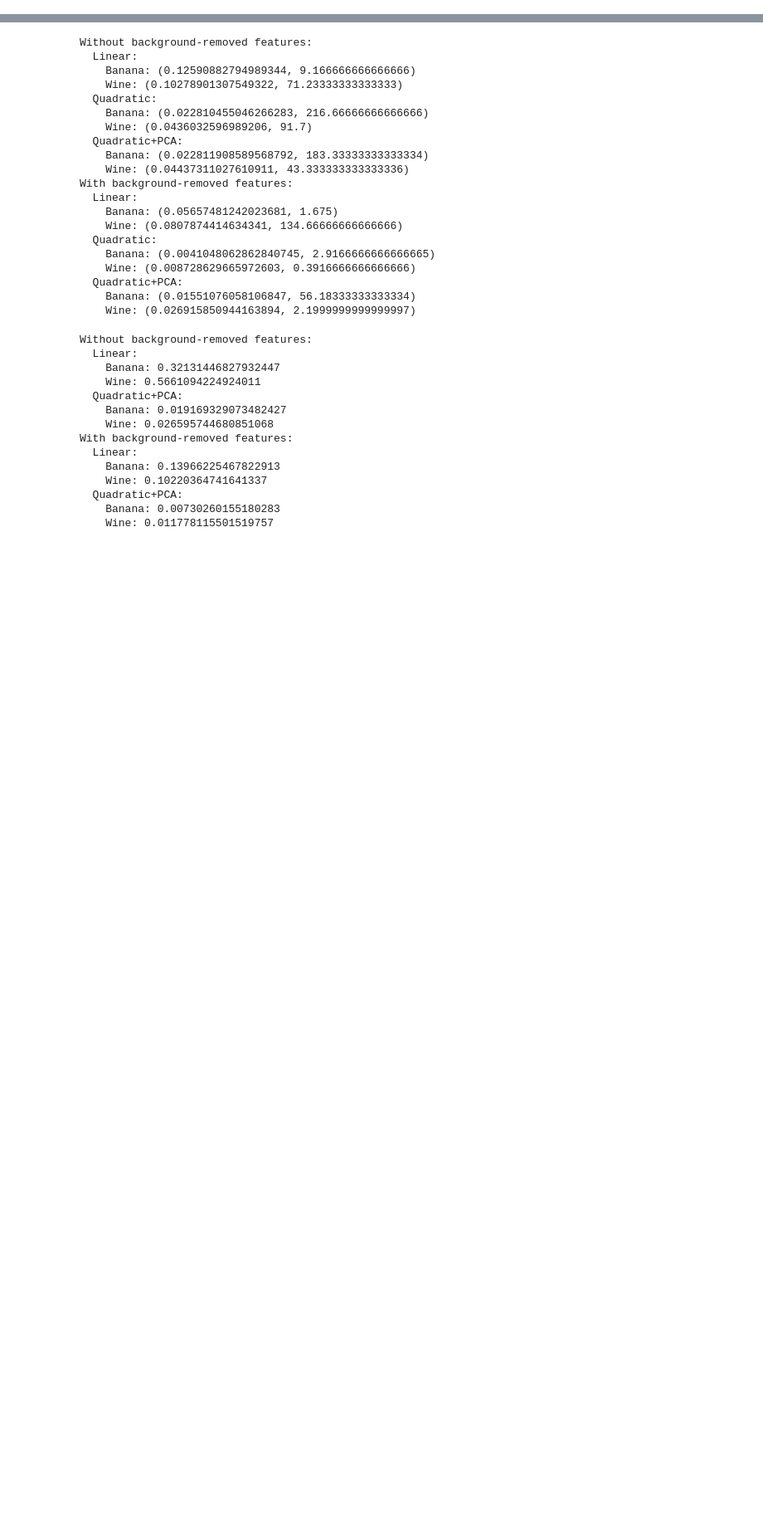
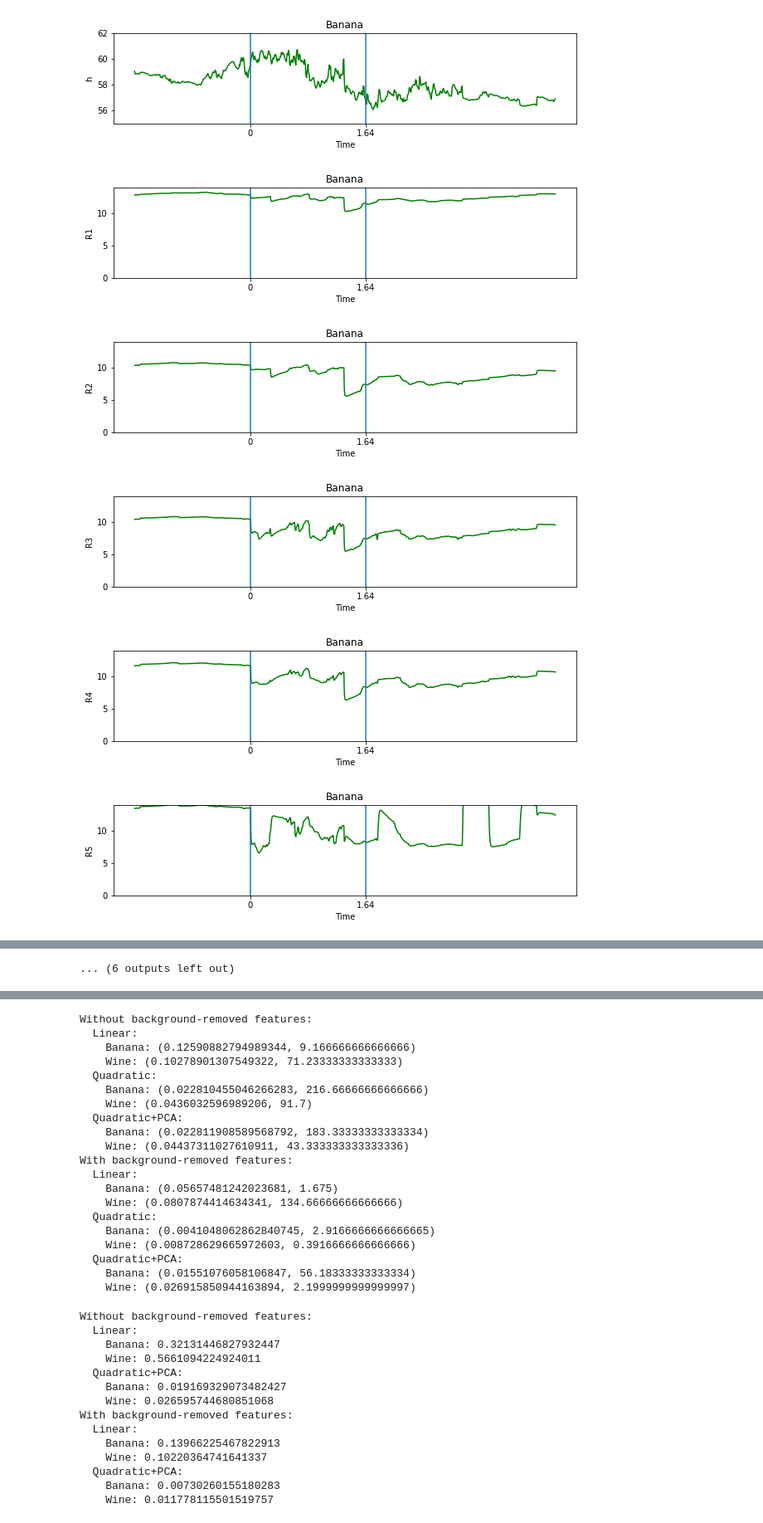
Before and after one commit to lupuchard/cs532-project, a Jupyter notebook: test.ipynb, the cells around one changed output, grey strips where cells are left out. Shown at 83% size. Saved outputs shown, nothing was run; the diff lists cells and outputs as text; code cells hidden in the pictures; blank space fills up the shorter version.

```diff
--- a/test.ipynb
+++ b/test.ipynb
@@ -37,7 +37,7 @@ def sqr_features_str(features):
 
 feature_names1 = ["time", "R1", "R2", "R3", "R4", "R5", "R6", "R7", "R8", "temp", "h"]
 feature_names2 = feature_names1.copy()
-for i in range(0, len(feature_names2)):
+for i in range(1, len(feature_names2)):
     feature_names2.append(feature_names2[i] + "'")
 sqr_features_str(feature_names1)
 sqr_features_str(feature_names2)
@@ -62,7 +62,7 @@ for entry in dataset:
         else:
             p_data = background_data
 
-    cur_segment_data.append(entry[1:])
+    cur_segment_data.append(entry[2:])
     if entry[1] < next_segment or entry[1] > float(cur_ind[MetaDURATION]):
         continue
 
@@ -70,7 +70,7 @@ for entry in dataset:
         cur_background_data = np.mean(np.array(cur_segment_data), axis=0)
     else:
         p_data[0].append(entry[1:])
-        p_data[1].append(np.concatenate((entry[1:], entry[1:] - cur_background_data)))
+        p_data[1].append(np.concatenate((entry[1:], entry[2:] - cur_background_data)))
         p_data[2].append(sqr_features(p_data[0][len(p_data[0])-1], len(feature_names1)))
         p_data[3].append(sqr_features(p_data[1][len(p_data[1])-1], len(feature_names2)))
 
@@ -81,6 +81,8 @@ for entry in dataset:
     next_segment += segment_len
 
 print("Done")
+print(len(feature_names1))
+print(len(feature_names2))
 print(len(banana_data[0]))
 print(len(wine_data[0]))
 print(len(background_data[0]))
@@ -97,3 +101,39 @@ Done
 1375
 1883
 1130
+# %%
+# Plotting
+import matplotlib.pyplot as plt
+
+banana_metadata = metadata[0]
+plot_banana_data = dataset[dataset[:,0] == 0, 1:]
+banana_ind_end = metadata[0,MetaDURATION]
+
+wine_metadata = metadata[1]
+plot_wine_data = dataset[dataset[:,0] == 1, 1:]
+wine_ind_end = metadata[1,MetaDURATION]
+
+def plot(title, data, ind_end, feature, ylim1, ylim2):
+    plt.plot(data[:,0], data[:,feature], 'g-')
+    plt.plot([0,0,ind_end,ind_end], [-100, 100, 100, -100], '-')
+    plt.ylim(ylim1, ylim2)
+    plt.plot()
+    plt.xlabel('Time')
+    plt.ylabel(feature_names1[feature])
+    plt.title(title)
+    plt.show()
+
+plot('Banana', plot_banana_data, banana_ind_end, 10, 55, 62)
+for i in range(0,8):
+    plot('Banana', plot_banana_data, banana_ind_end, i+1, 0, 14)
+
+plot('Wine', plot_wine_data, wine_ind_end, 10, 55, 62)
+for i in range(0,8):
+    plot('Wine', plot_wine_data, wine_ind_end, i+1, 0, 14)
+# %% [output]
+[figure, added]
+[figure, added]
+[figure, added]
+[figure, added]
+[figure, added]
+[figure, added]
@@ -100,3 +146,4 @@ Done
+... (6 outputs left out)
 # %%
 print(len(banana_data[0]), len(banana_data[0][0]))
 
```
Also changed, not shown: parts of 4 cells of this notebook.
